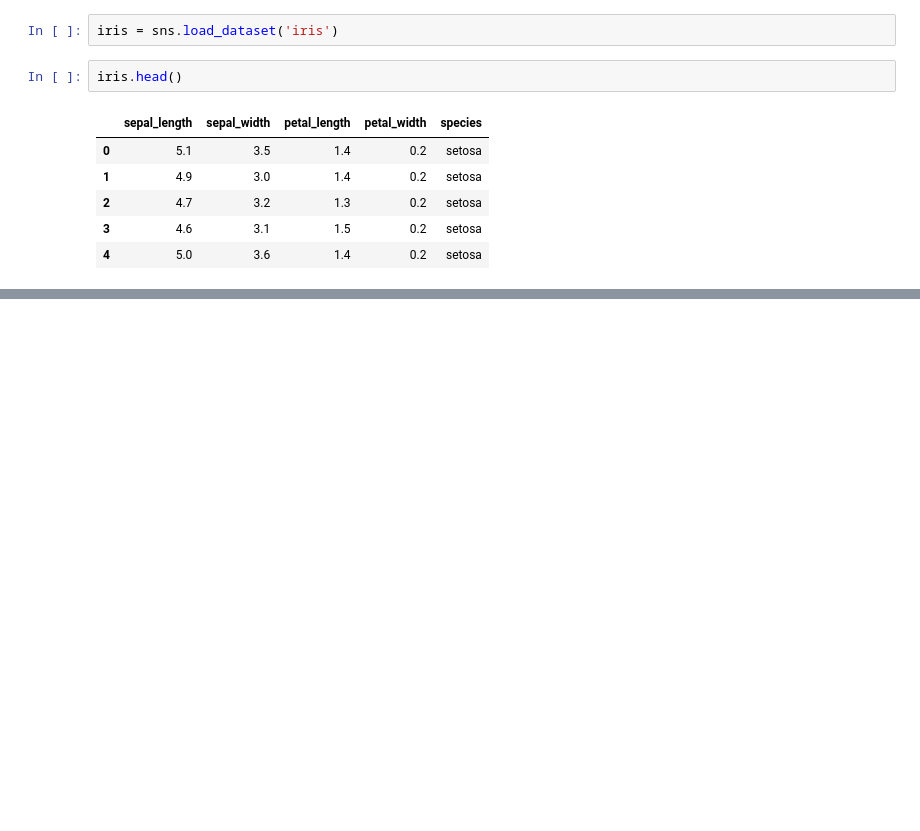
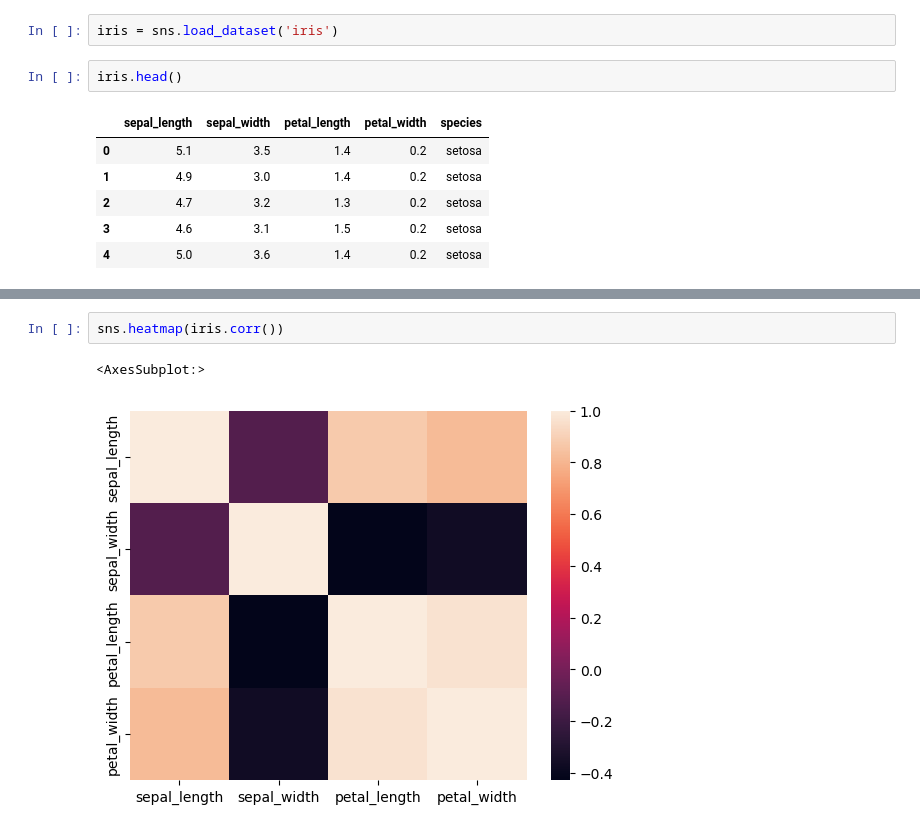
Before and after one commit to KirthikaKS/Python-for-Machine-Learning, a Jupyter notebook: Seaborn.ipynb, the cells around one changed output, grey strips where cells are left out. Drawn from its saved outputs; the diff is of its cells as text; blank space fills up the shorter version.

```diff
--- a/Seaborn.ipynb
+++ b/Seaborn.ipynb
@@ -185,0 +206,5 @@ iris.head()
+# %%
+sns.heatmap(iris.corr())
+# %% [output]
+<AxesSubplot:>
+[figure, added]
```
Also changed, not shown: parts of 12 cells of this notebook.
